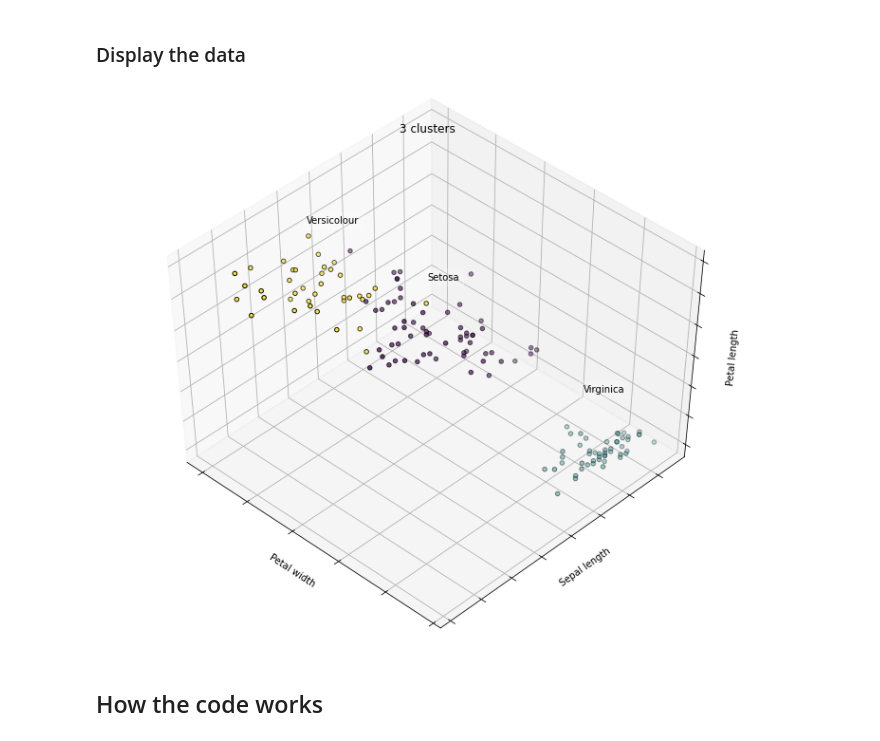
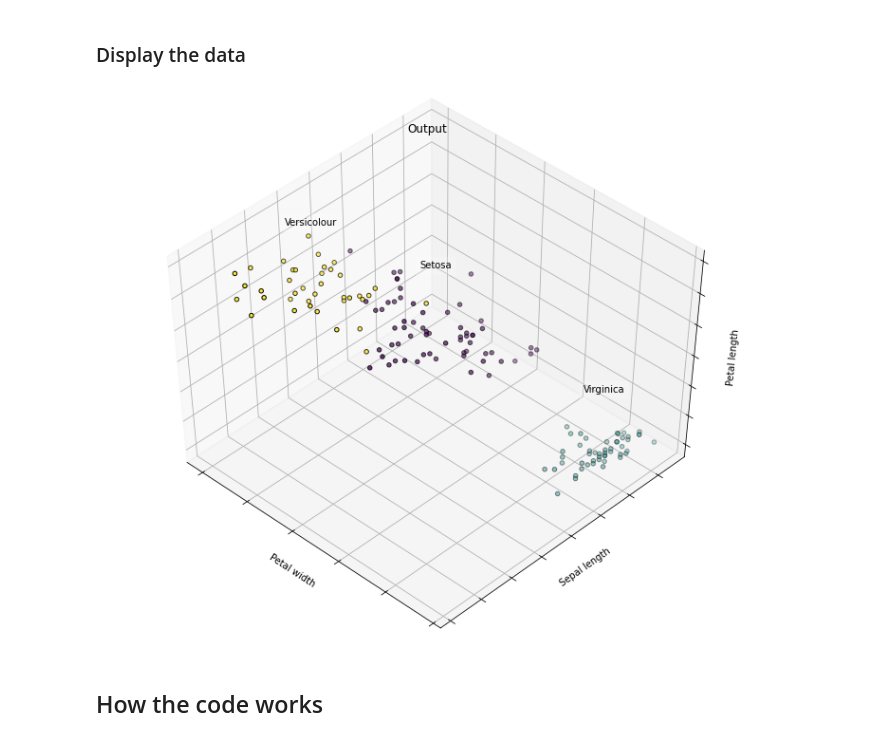
Before and after one commit to KennyThomas/Emerging-Technologies, a Jupyter notebook: Assessments.ipynb, the cells around one changed output. Cells and saved outputs as stored; diff of their text form; code cells hidden in the pictures.

```diff
--- a/Assessments.ipynb
+++ b/Assessments.ipynb
@@ -342,28 +343,28 @@ array([[5.9016129 , 2.7483871 , 4.39354839, 1.43387097],
 # %%
 fig = plt.figure(1, figsize=(10, 8))
 ax = Axes3D(fig, rect=[0, 0, .95, 1], elev=48, azim=134)
-for name, label in [('Versicolour', 0),
+for name, label in [('Setosa', 0),
                     ('Virginica',1),
-                    ('Setosa', 2)]:
-    ax.text3D(X[y == label, 3].mean(),
-              X[y == label, 0].mean(),
-              X[y == label, 2].mean() + 2, name,
+                    ('Versicolour', 2)]:
+    ax.text3D(X[y_kmeans == label, 3].mean(),
+              X[y_kmeans == label, 0].mean(),
+              X[y_kmeans == label, 2].mean() + 2, name,
               horizontalalignment='center',
               bbox=dict(alpha=.2, edgecolor='w', facecolor='w'))
 
 
 ax.scatter(X[:, 3], X[:, 0], X[:, 2],c=y_kmeans, edgecolor='k')
 
 ax.w_xaxis.set_ticklabels([])
 ax.w_yaxis.set_ticklabels([])
 ax.w_zaxis.set_ticklabels([])
 ax.set_xlabel('Petal width')
 ax.set_ylabel('Sepal length')
 ax.set_zlabel('Petal length')
-ax.set_title(titles[fignum - 1])
+ax.set_title("Output")
 ax.dist = 10
 # %% [output]
-[figure, old version]
+[figure, new version]
 # %% [markdown]
 ## How the code works
 # %% [markdown]
```
Also changed, not shown: parts of 1 cell of this notebook.
